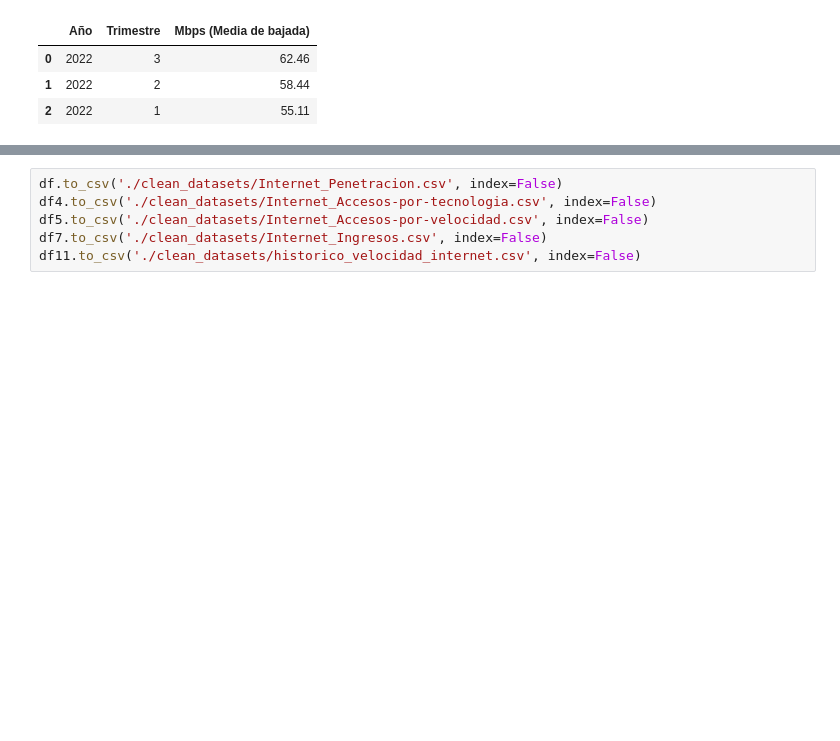
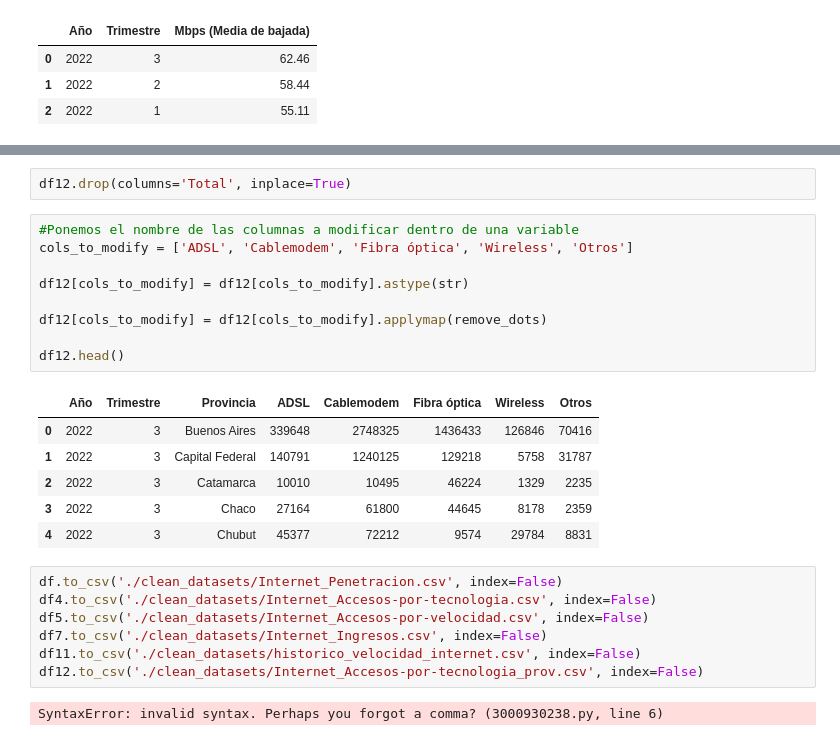
Before and after one commit to ReneRamosTrvn/data_analytics_project, a Jupyter notebook: EDA.ipynb, the cells around one changed output, grey strips where cells are left out. Saved outputs shown, nothing was run; the diff lists cells and outputs as text; blank space fills up the shorter version.

```diff
--- a/EDA.ipynb
+++ b/EDA.ipynb
@@ -222,6 +249,27 @@ df11.head(3)
+# %%
+df12.drop(columns='Total', inplace=True)
+# %%
+#Ponemos el nombre de las columnas a modificar dentro de una variable
+cols_to_modify = ['ADSL', 'Cablemodem', 'Fibra óptica', 'Wireless', 'Otros']
+
+df12[cols_to_modify] = df12[cols_to_modify].astype(str)
+
+df12[cols_to_modify] = df12[cols_to_modify].applymap(remove_dots)
+
+df12.head()
+# %% [output]
+|  | Año | Trimestre | Provincia | ADSL | Cablemodem | Fibra óptica | Wireless | Otros |
+| 0 | 2022 | 3 | Buenos Aires | 339648 | 2748325 | 1436433 | 126846 | 70416 |
+| 1 | 2022 | 3 | Capital Federal | 140791 | 1240125 | 129218 | 5758 | 31787 |
+| 2 | 2022 | 3 | Catamarca | 10010 | 10495 | 46224 | 1329 | 2235 |
+| 3 | 2022 | 3 | Chaco | 27164 | 61800 | 44645 | 8178 | 2359 |
+| 4 | 2022 | 3 | Chubut | 45377 | 72212 | 9574 | 29784 | 8831 |
 # %%
 df.to_csv('./clean_datasets/Internet_Penetracion.csv', index=False)
 df4.to_csv('./clean_datasets/Internet_Accesos-por-tecnologia.csv', index=False)
 df5.to_csv('./clean_datasets/Internet_Accesos-por-velocidad.csv', index=False)
 df7.to_csv('./clean_datasets/Internet_Ingresos.csv', index=False)
 df11.to_csv('./clean_datasets/historico_velocidad_internet.csv', index=False)
+df12.to_csv('./clean_datasets/Internet_Accesos-por-tecnologia_prov.csv', index=False)
+# %% [output]
+SyntaxError: invalid syntax. Perhaps you forgot a comma? (3000930238.py, line 6)
```
Also changed, not shown: parts of 6 cells of this notebook, 8 other files.
